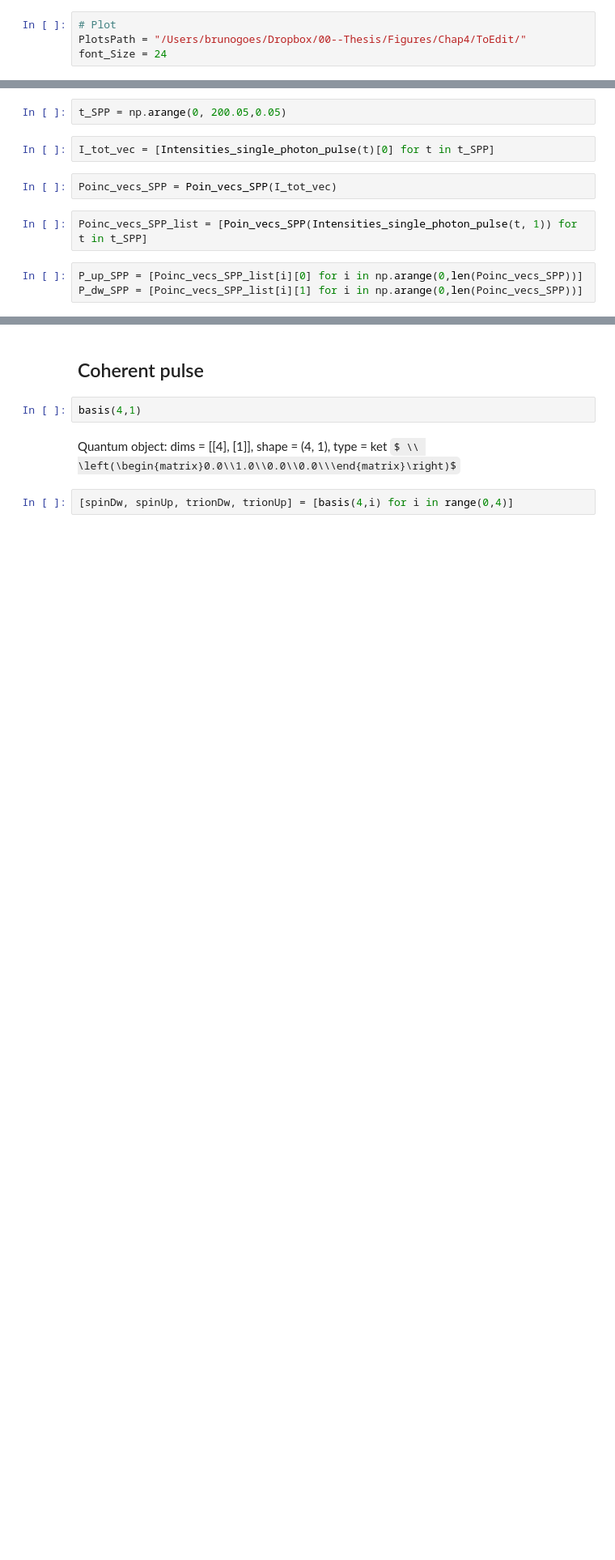
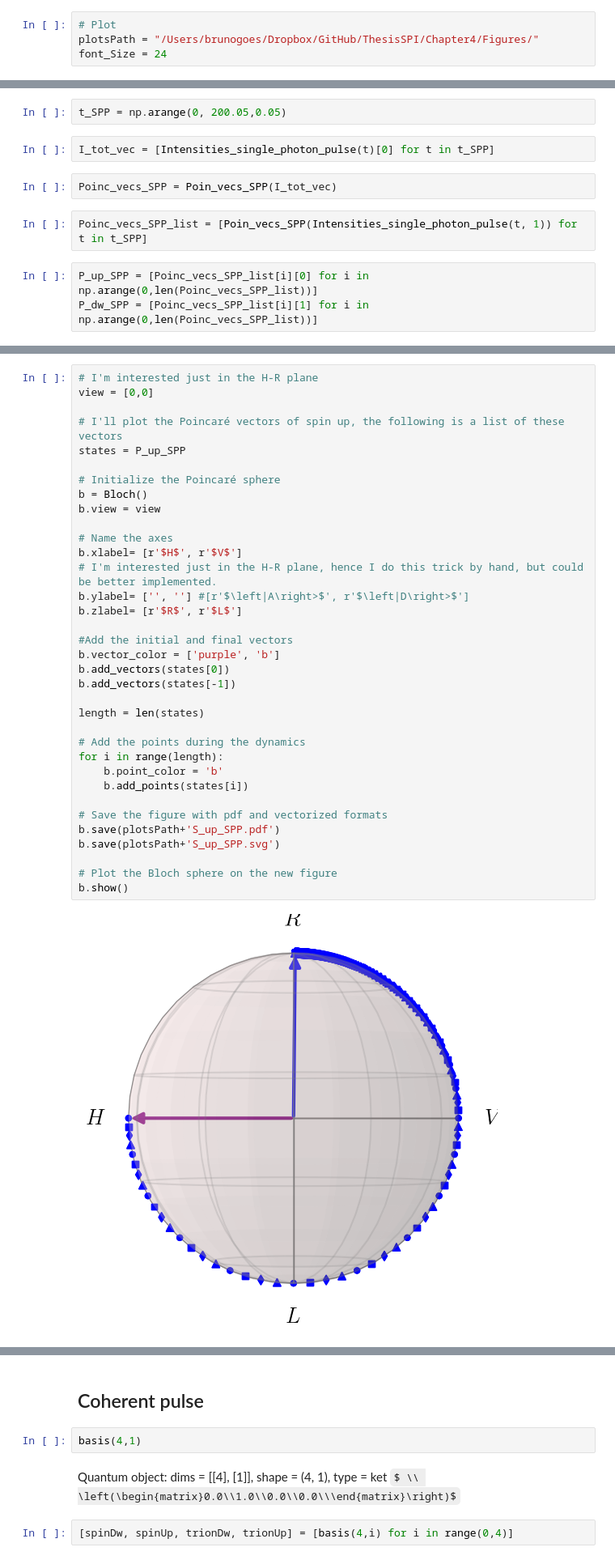
Before and after one commit to BrunoOGoes/PhDThesisSPI, a Jupyter notebook: Chapter4/Python/PoincareSpheres.ipynb, the cells around one changed output, grey strips where cells are left out. Shown: that part at 81% size. Drawn from its saved outputs; the diff is of its cells as text; some formulas as TeX source; blank space fills up the shorter version.

Commit message:
Python code updated
Code to generate Poincaré spheres and save them.

Folder to save the plots of the chapter created.

```diff
--- a/Chapter4/Python/PoincareSpheres.ipynb
+++ b/Chapter4/Python/PoincareSpheres.ipynb
@@ -1,6 +1,6 @@
 # %%
 # Plot
-PlotsPath = "/Users/brunogoes/Dropbox/00--Thesis/Figures/Chap4/ToEdit/"
+plotsPath = "/Users/brunogoes/Dropbox/GitHub/ThesisSPI/Chapter4/Figures/"
 font_Size = 24
 # %%
 # Qutip
@@ -135,5 +92,5 @@ Poinc_vecs_SPP = Poin_vecs_SPP(I_tot_vec)
 # %%
 Poinc_vecs_SPP_list = [Poin_vecs_SPP(Intensities_single_photon_pulse(t, 1)) for t in t_SPP]
 # %%
-P_up_SPP = [Poinc_vecs_SPP_list[i][0] for i in np.arange(0,len(Poinc_vecs_SPP))]
-P_dw_SPP = [Poinc_vecs_SPP_list[i][1] for i in np.arange(0,len(Poinc_vecs_SPP))]
+P_up_SPP = [Poinc_vecs_SPP_list[i][0] for i in np.arange(0,len(Poinc_vecs_SPP_list))]
+P_dw_SPP = [Poinc_vecs_SPP_list[i][1] for i in np.arange(0,len(Poinc_vecs_SPP_list))]
@@ -142,0 +97,37 @@ Static_Poincare_sphere(P_dw_SPP, ['r'], 'down', save = True, path_and_filename_d
+# %%
+# I'm interested just in the H-R plane
+view = [0,0]
+
+# I'll plot the Poincaré vectors of spin up, the following is a list of these vectors
+states = P_up_SPP
+
+# Initialize the Poincaré sphere
+b = Bloch()
+b.view = view
+
+# Name the axes
+b.xlabel= [r'$H$', r'$V$']
+# I'm interested just in the H-R plane, hence I do this trick by hand, but could be better implemented.
+b.ylabel= ['', ''] #[r'$\left|A\right>$', r'$\left|D\right>$']
+b.zlabel= [r'$R$', r'$L$']
+
+#Add the initial and final vectors
+b.vector_color = ['purple', 'b']
+b.add_vectors(states[0])
+b.add_vectors(states[-1])
+
+length = len(states)
+
+# Add the points during the dynamics
+for i in range(length):
+    b.point_color = 'b'
+    b.add_points(states[i])
+
+# Save the figure with pdf and vectorized formats
+b.save(plotsPath+'S_up_SPP.pdf')
+b.save(plotsPath+'S_up_SPP.svg')
+
+# Plot the Bloch sphere on the new figure
+b.show()
+# %% [output]
+[figure, added]
```
Also changed, not shown: parts of 4 cells of this notebook, 9 other files.
